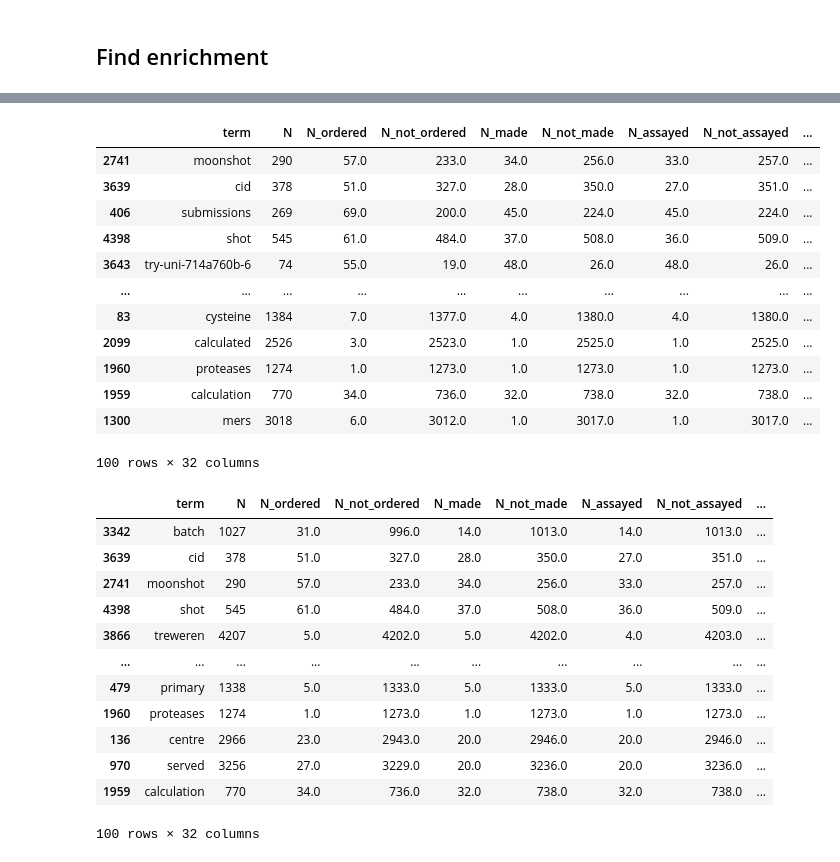
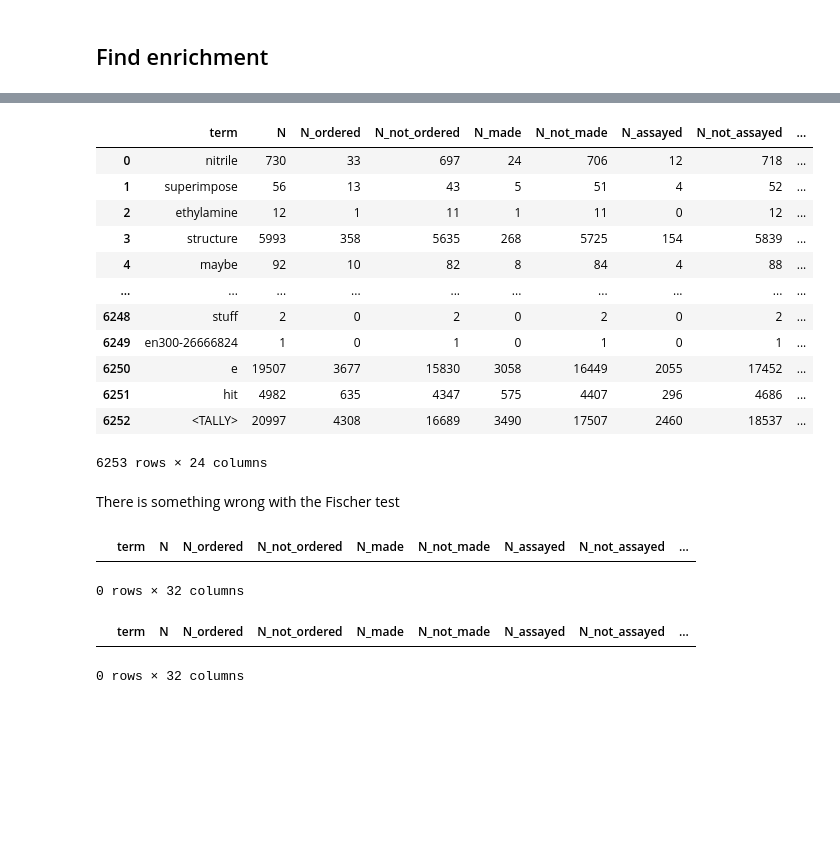
Before and after one commit to matteoferla/COVID-Moonshot-metadata-analysis, a Jupyter notebook: rationale_analysis.ipynb, the cells around one changed output, grey strips where cells are left out. Saved outputs shown, nothing was run; the diff lists cells and outputs as text; code cells hidden in the pictures; blank space fills up the shorter version.

Commit message:
:truck: updated data...

```diff
--- a/rationale_analysis.ipynb
+++ b/rationale_analysis.ipynb
@@ -170,9 +206,8 @@ term_table.to_csv(f'{gitrepo_folder}/term_frequencies.csv')
 # %%
-data.append({'term': '<TALLY>', **get_data_on_table(postera)})
+data.append({'term': '<TALLY>', **get_data_on_table(moonshot)})
 term_table = pd.DataFrame(data)
 # %%
 tally_row = term_table.loc[term_table.term == '<TALLY>'].iloc[0]
-tally_row
 
 term_table = term_table[['term', 'N',
                          'N_ordered', 'N_not_ordered',
@@ -180,6 +215,12 @@ term_table = term_table[['term', 'N',
                          'N_assayed', 'N_not_assayed',
                          'N_crystallised', 'N_not_crystallised',
                          'freq_ordered (of total)',
-                         'freq_made (of total)', 'freq_assayed (of total)', 'freq_crystallised (of total)',
-                         'freq_made (of ordered)', 'freq_assayed (of made)', 'freq_crystallised (of made)'
+                         'freq_made (of total)',
+                         'freq_assayed (of total)',
+                         'freq_crystallised (of total)',
+                         'freq_made (of ordered)',
+                         'freq_assayed (of made)',
+                         'freq_crystallised (of made)'
                         ]]
+
+term_table
@@ -186,5 +241,27 @@ term_table = term_table[['term', 'N',
+# %%
+field = 'crystallised'
+def chiify(row):
+    chisquare(f_obs=[row.N, row[f'N_crystallised']],
+                                   f_exp=[tally_row.N, tally_row[f'N_{field}'] ]).pvalue
+# %% [output]
+|  | term | N | N_ordered | N_not_ordered | N_made | N_not_made | N_assayed | N_not_assayed | ... |
+| 0 | nitrile | 730 | 33 | 697 | 24 | 706 | 12 | 718 | ... |
+| 1 | superimpose | 56 | 13 | 43 | 5 | 51 | 4 | 52 | ... |
+| 2 | ethylamine | 12 | 1 | 11 | 1 | 11 | 0 | 12 | ... |
+| 3 | structure | 5993 | 358 | 5635 | 268 | 5725 | 154 | 5839 | ... |
+| 4 | maybe | 92 | 10 | 82 | 8 | 84 | 4 | 88 | ... |
+| ... | ... | ... | ... | ... | ... | ... | ... | ... | ... |
+| 6248 | stuff | 2 | 0 | 2 | 0 | 2 | 0 | 2 | ... |
+| 6249 | en300-26666824 | 1 | 0 | 1 | 0 | 1 | 0 | 1 | ... |
+| 6250 | e | 19507 | 3677 | 15830 | 3058 | 16449 | 2055 | 17452 | ... |
+| 6251 | hit | 4982 | 635 | 4347 | 575 | 4407 | 296 | 4686 | ... |
+| 6252 | <TALLY> | 20997 | 4308 | 16689 | 3490 | 17507 | 2460 | 18537 | ... |
+6253 rows × 24 columns
 # %%
 from scipy.stats import chisquare, nbinom, fisher_exact
+
+
+
 
 new_columns = {}
 for field in ('ordered', 'made',  'assayed', 'crystallised'):
@@ -192,11 +269,18 @@ for field in ('ordered', 'made',  'assayed', 'crystallised'):
                                           [tally_row.N, tally_row[f'N_{field}'] ]
                                          ])[1] if str(row[f'N_{field}']) != 'nan' else float('nan')
-    chiify = lambda row: chisquare(f_obs=[row.N, row[f'N_{field}']],
-                                   f_exp=[tally_row.N, tally_row[f'N_{field}'] ]).pvalue
+    #chiify = lambda row:  if row.N * row[f'N_{field}'] != 0 and str(row[f'N_{field}']) != 'nan' else float('nan')
+    def chiify(row):
+        try:
+            return chisquare(f_obs=[row.N, row[f'N_{field}']],
+                                       f_exp=[tally_row.N, tally_row[f'N_{field}'] ]).pvalue
+        except Exception:
+            return float('nan')
     new_columns[f'fisher_p_{field}'] = term_table.apply(fisherise,axis=1)
     new_columns[f'χ2_p_{field}'] = term_table.apply(chiify,axis=1)
 
 term_table = term_table.assign(**new_columns)
+# %% [markdown]
+There is something wrong with the Fischer test
 # %%
 import numpy as np
 
@@ -216,26 +301,15 @@ term_table.to_csv(f'{gitrepo_folder}/terms.csv')
 # %%
 ## Crystallised
 
 total = len(term_table)
 crystal = term_table.loc[term_table.fisher_p_crystallised < 0.05/total]\
                     .sort_values('freq_crystallised (of total)', ascending=False)\
                     .head(100)
-crystal.to_csv(f'{gitrepo_folder}/Top100_terms_enchriched_for_crystallisation.csv')
+crystal.to_csv(f'Top100_terms_enchriched_for_crystallisation.csv')
 crystal
 # %% [output]
 |  | term | N | N_ordered | N_not_ordered | N_made | N_not_made | N_assayed | N_not_assayed | ... |
-| 2741 | moonshot | 290 | 57.0 | 233.0 | 34.0 | 256.0 | 33.0 | 257.0 | ... |
-| 3639 | cid | 378 | 51.0 | 327.0 | 28.0 | 350.0 | 27.0 | 351.0 | ... |
-| 406 | submissions | 269 | 69.0 | 200.0 | 45.0 | 224.0 | 45.0 | 224.0 | ... |
-| 4398 | shot | 545 | 61.0 | 484.0 | 37.0 | 508.0 | 36.0 | 509.0 | ... |
-| 3643 | try-uni-714a760b-6 | 74 | 55.0 | 19.0 | 48.0 | 26.0 | 48.0 | 26.0 | ... |
-| ... | ... | ... | ... | ... | ... | ... | ... | ... | ... |
-| 83 | cysteine | 1384 | 7.0 | 1377.0 | 4.0 | 1380.0 | 4.0 | 1380.0 | ... |
-| 2099 | calculated | 2526 | 3.0 | 2523.0 | 1.0 | 2525.0 | 1.0 | 2525.0 | ... |
-| 1960 | proteases | 1274 | 1.0 | 1273.0 | 1.0 | 1273.0 | 1.0 | 1273.0 | ... |
-| 1959 | calculation | 770 | 34.0 | 736.0 | 32.0 | 738.0 | 32.0 | 738.0 | ... |
-| 1300 | mers | 3018 | 6.0 | 3012.0 | 1.0 | 3017.0 | 1.0 | 3017.0 | ... |
-100 rows × 32 columns
+0 rows × 32 columns
 # %%
 ## Crystallised 2
 
@@ -243,22 +317,11 @@ total = len(term_table)
 crystal = term_table.loc[term_table.fisher_p_crystallised < 0.05/total]\
                     .sort_values('freq_crystallised (of made)', ascending=False)\
                     .head(100)
-crystal.to_csv(f'{gitrepo_folder}/Top100_terms_enchriched_for_crystallisation_of_made.csv')
+crystal.to_csv(f'Top100_terms_enchriched_for_crystallisation_of_made.csv')
 crystal
 # %% [output]
 |  | term | N | N_ordered | N_not_ordered | N_made | N_not_made | N_assayed | N_not_assayed | ... |
-| 3342 | batch | 1027 | 31.0 | 996.0 | 14.0 | 1013.0 | 14.0 | 1013.0 | ... |
-| 3639 | cid | 378 | 51.0 | 327.0 | 28.0 | 350.0 | 27.0 | 351.0 | ... |
-| 2741 | moonshot | 290 | 57.0 | 233.0 | 34.0 | 256.0 | 33.0 | 257.0 | ... |
-| 4398 | shot | 545 | 61.0 | 484.0 | 37.0 | 508.0 | 36.0 | 509.0 | ... |
-| 3866 | treweren | 4207 | 5.0 | 4202.0 | 5.0 | 4202.0 | 4.0 | 4203.0 | ... |
-| ... | ... | ... | ... | ... | ... | ... | ... | ... | ... |
-| 479 | primary | 1338 | 5.0 | 1333.0 | 5.0 | 1333.0 | 5.0 | 1333.0 | ... |
-| 1960 | proteases | 1274 | 1.0 | 1273.0 | 1.0 | 1273.0 | 1.0 | 1273.0 | ... |
-| 136 | centre | 2966 | 23.0 | 2943.0 | 20.0 | 2946.0 | 20.0 | 2946.0 | ... |
-| 970 | served | 3256 | 27.0 | 3229.0 | 20.0 | 3236.0 | 20.0 | 3236.0 | ... |
-| 1959 | calculation | 770 | 34.0 | 736.0 | 32.0 | 738.0 | 32.0 | 738.0 | ... |
-100 rows × 32 columns
+0 rows × 32 columns
 # %%
 headers = ['term','N','N_ordered','N_made','N_assayed','N_crystallised','fisher_p_made','fisher_p_crystallised','log2_freq_made (of total)','log2_freq_crystallised (of total)','log2_freq_crystallised (of made)']
 term_table.loc[term_table.term.isin(['dock', 'score', 'merge', 'enumerate', 'calculate', 'by eye', 'fragalysis'])][headers]#.to_markdown()
```
Also changed, not shown: parts of 27 cells of this notebook, 1 other file.
